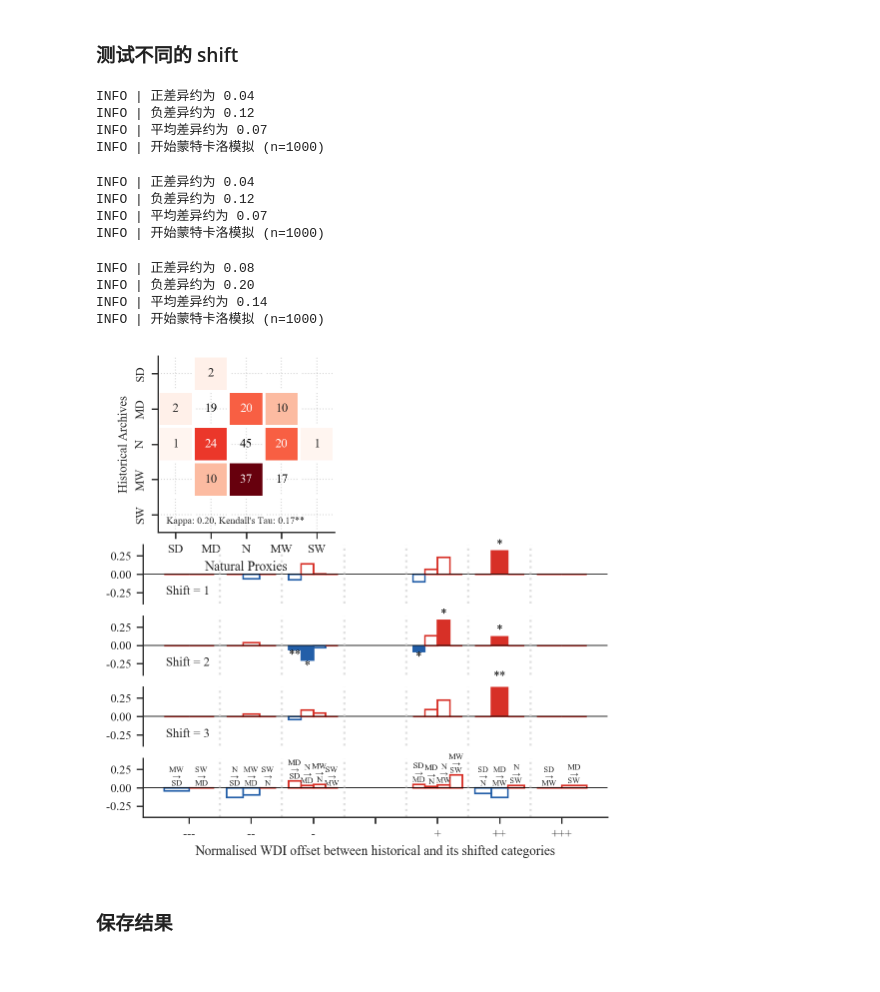
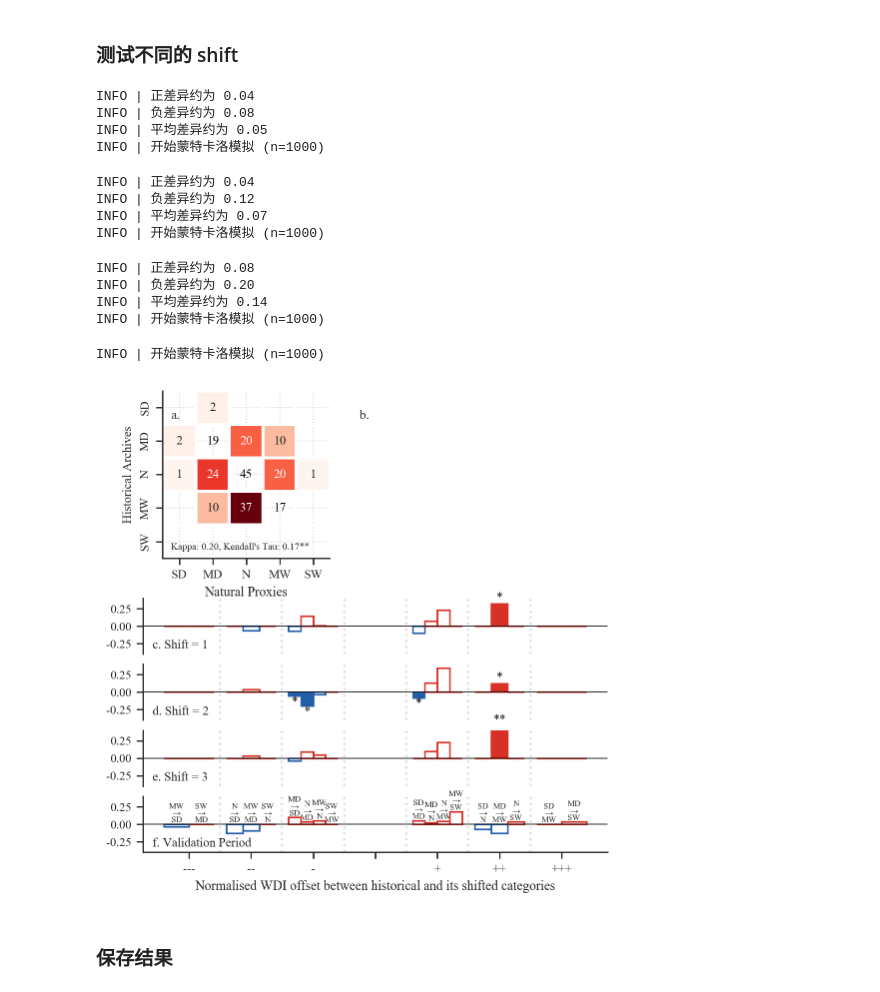
Before and after one commit to SongshGeo/shifting_baseline, a Jupyter notebook: reports/mismatch.ipynb, the cells around one changed output. Drawn from its saved outputs; the diff is of its cells as text; code cells hidden in the pictures.

Commit message:
fix: :bug: 修复 mismatch.ipynb 中的代码单元和输出格式
- 更新 `mismatch.ipynb`，修复代码单元的结构，确保输出格式一致性。
- 调整代码单元的执行顺序，确保信息的准确性和可读性。
- 增强文档部分，确保分析工具的描述清晰明了。

```diff
--- a/reports/mismatch.ipynb
+++ b/reports/mismatch.ipynb
@@ -150,12 +150,12 @@ elif y_metric == "norm_contribution":
 
 fig = plt.figure(figsize=(6, 6), constrained_layout=False)
 gs = fig.add_gridspec(
-    5,
+    6,
     2,
     hspace=0.15,
     wspace=0.25,
     width_ratios=[1, 1],
-    height_ratios=[3, 1, 1, 1, 1],
+    height_ratios=[3, 0.35, 1, 1, 1, 1],  # row 1 = spacer between panel a and c–f
 )
 
 # 绘制 confusion matrix
@@ -164,12 +164,36 @@ mismatch_report.plot_confusion_matrix(ax=ax, cbar=False)
 title = ax.get_title()
 ax.set_title("")
 ax.text(0.05, 0.05, title, transform=ax.transAxes, fontsize=7)
+ax.text(
+    0.05,
+    0.85,
+    "a.",
+    transform=ax.transAxes,
+    fontsize=9,
+    ha="left",
+    va="center",
+    weight="bold",
+)
+
+# 右上角留空，仅加 b. 标签
+ax_b = fig.add_subplot(gs[0, 1])
+ax_b.set_axis_off()
+ax_b.text(
+    -0.2,
+    0.85,
+    "b.",
+    transform=ax_b.transAxes,
+    fontsize=9,
+    ha="left",
+    va="center",
+    weight="bold",
+)
 
 bar_axs = []
 # 绘制 3 个 shift 的图
 for shift in range(1, 4):
     # show_legend = shift == 2
-    ax = fig.add_subplot(gs[shift, :])
+    ax = fig.add_subplot(gs[shift + 1, :])
     log.info(f"正差异约为 {mismatch_report.get_mean_diff('positive'):.2f}")
     log.info(f"负差异约为 {mismatch_report.get_mean_diff('negative'):.2f}")
     log.info(f"平均差异约为 {mismatch_report.get_mean_diff():.2f}")
@@ -186,43 +210,57 @@ for shift in range(1, 4):
     ax.set_xlabel("")
     ax.set_xticks([])
     ax.grid(False)
-    ax.text(0.05, 0.15, f"Shift = {shift}", transform=ax.transAxes, fontsize=9)
+    # ax.text(0.05, 0.15, f"Shift = {shift}", transform=ax.transAxes, fontsize=9)
 
-# 绘制 validation 的图
-val_ax = fig.add_subplot(gs[-1, :])
+# 绘制 validation 的图（与 panel d 相同 shift=2）
+val_ax = fig.add_subplot(gs[5, :])
+validation_mismatch_report.analyze_error_patterns(shift=1)
 validation_mismatch_report.plot_mismatch_bar(
     ax=val_ax,
     show_pair_labels=True,
     y_metric=y_metric,
     ylim=ylim,
 )
 val_ax.set_facecolor("none")
 
-for ax in [*bar_axs, val_ax]:
+for ax, label in zip(
+    [*bar_axs, val_ax],
+    ["c. Shift = 1", "d. Shift = 2", "e. Shift = 3", "f. Validation Period"],
+):
     ax.spines["top"].set_visible(False)
     ax.spines["right"].set_visible(False)
     ax.spines["bottom"].set_visible(False)
     ax.set_ylabel("")
-
+    ax.text(
+        0.02,
+        0.15,
+        label,
+        transform=ax.transAxes,
+        fontsize=9,
+        ha="left",
+        va="center",
+        weight="bold",
+    )
 
 val_ax.spines["bottom"].set_visible(True)
 val_ax.set_xlabel("Normalised WDI offset between historical and its shifted categories")
 # fig.savefig(cfg.ds.fig3)
 plt.show();
 # %% [output]
 INFO | 正差异约为 0.04
-INFO | 负差异约为 0.12
-INFO | 平均差异约为 0.07
+INFO | 负差异约为 0.08
+INFO | 平均差异约为 0.05
 INFO | 开始蒙特卡洛模拟 (n=1000)
 INFO | 正差异约为 0.04
 INFO | 负差异约为 0.12
 INFO | 平均差异约为 0.07
 INFO | 开始蒙特卡洛模拟 (n=1000)
 INFO | 正差异约为 0.08
 INFO | 负差异约为 0.20
 INFO | 平均差异约为 0.14
 INFO | 开始蒙特卡洛模拟 (n=1000)
+INFO | 开始蒙特卡洛模拟 (n=1000)
-[figure, old version]
+[figure, new version]
 # %% [markdown]
 ### 保存结果
 # %%
```
Also changed, not shown: parts of 1 cell of this notebook.
